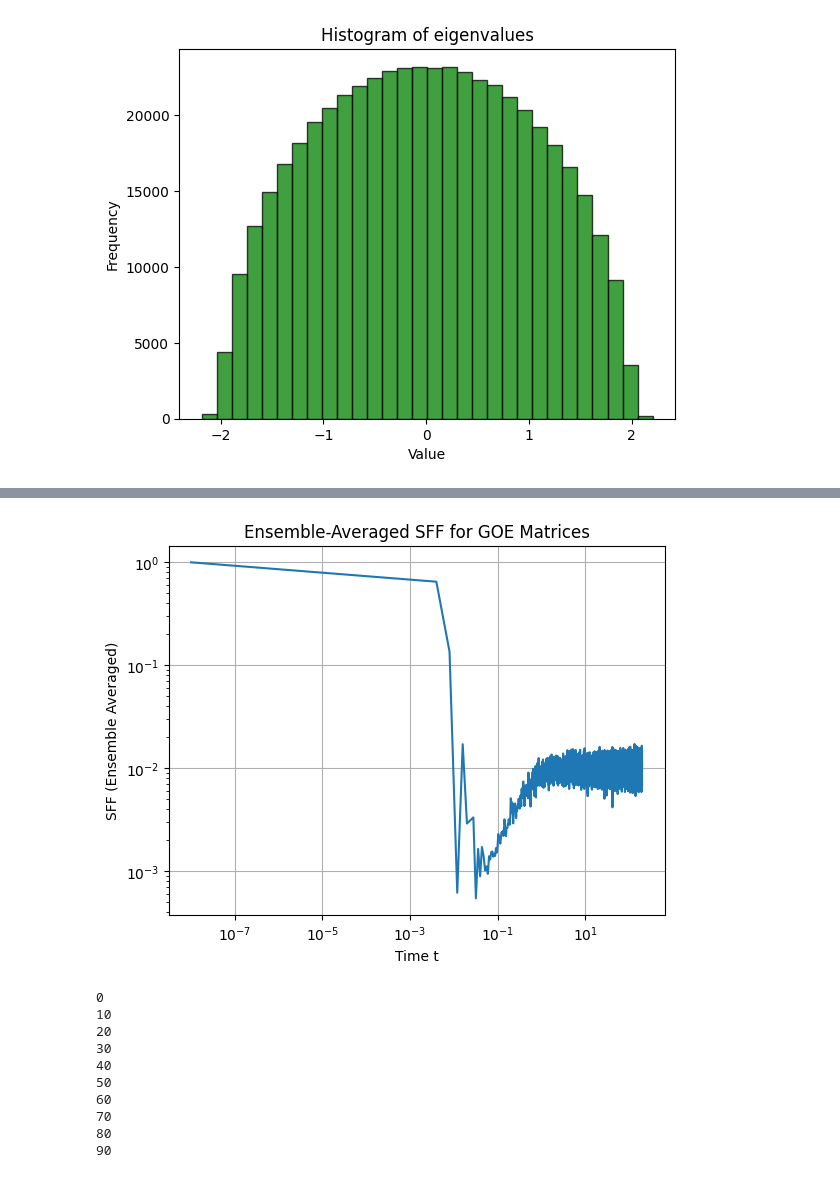
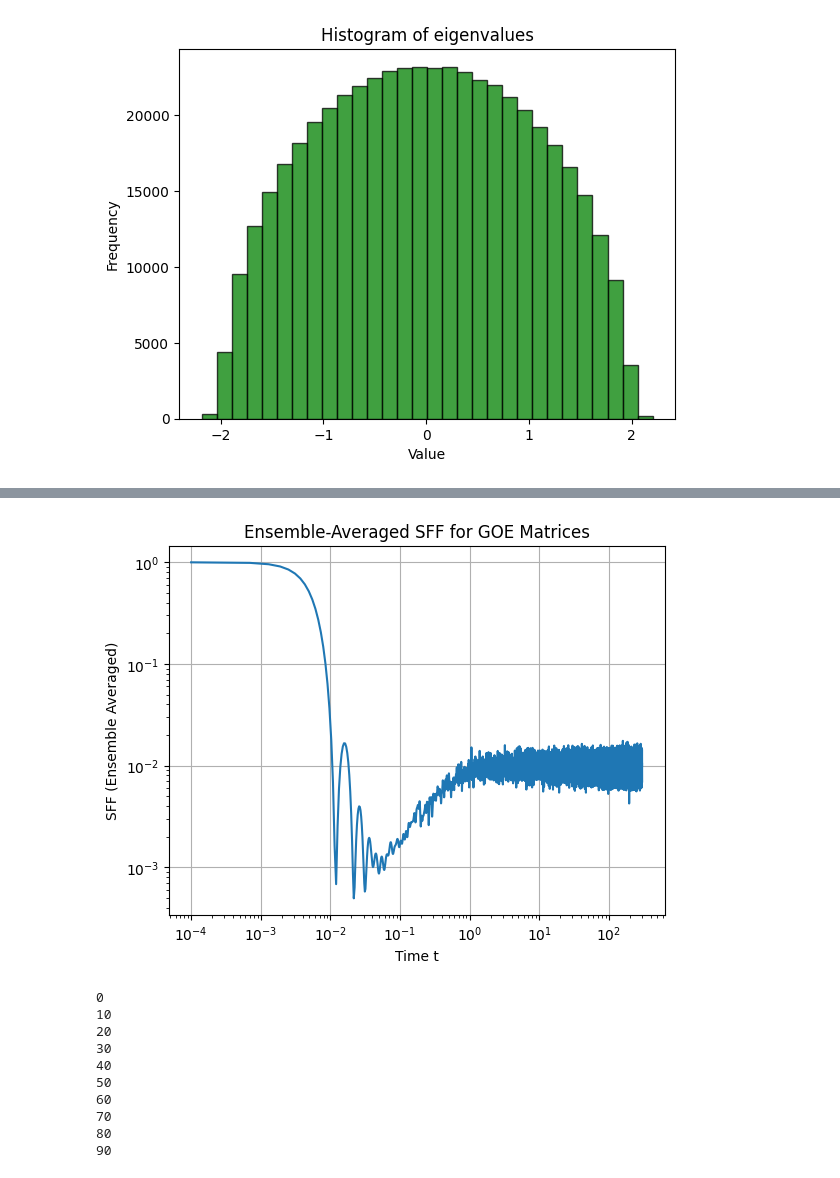
Before and after one commit to sayana25/RMT-codes, a Jupyter notebook: SFF_GOE_GUE.ipynb, the cells around one changed output, grey strips where cells are left out. Cells and saved outputs as stored; diff of their text form; code cells hidden in the pictures.

```diff
--- a/SFF_GOE_GUE.ipynb
+++ b/SFF_GOE_GUE.ipynb
@@ -75,36 +81,36 @@ def spectral_form_factor(eigenvalues, t, delta=0.01):
     sff = np.abs(np.mean(np.exp(2j * np.pi * unfolded_spectrum[:, None] * t), axis=0)) ** 2
     return sff
 
 def ensemble_average_sff(matrix_size, num_matrices, t_values):
     sff_ensemble = np.zeros_like(t_values, dtype=np.float64)
 
-    for _ in range(num_matrices):
+    for _ in tqdm(range(num_matrices)):
         goe_matrix = generate_goe_matrix(matrix_size)
         eigenvalues = compute_eigenvalues(goe_matrix)
         sff = spectral_form_factor(eigenvalues, t_values)
         sff_ensemble += sff
 
     return sff_ensemble / num_matrices
 
 # Parameters
 matrix_size = 100  # Size of the GOE matrix
 num_matrices = 50  # Number of matrices for ensemble averaging
-t_values = np.linspace(0.00000001, 200, 50000)  # Time values for which to calculate SFF
+t_values = np.linspace(0.0001, 300, 500000)  # Time values for which to calculate SFF
 
 # Perform ensemble averaging for SFF
 sff_ensemble_avg = ensemble_average_sff(matrix_size, num_matrices, t_values)
 
 # Plotting the ensemble-averaged Spectral Form Factor
 plt.plot(t_values, sff_ensemble_avg)
 #plt.plot(theta_list, sff)
 plt.yscale("log"); plt.xscale("log");
 plt.xlabel('Time t')
 plt.ylabel('SFF (Ensemble Averaged)')
 plt.title('Ensemble-Averaged SFF for GOE Matrices')
 plt.grid(True)
 plt.show()
 # %% [output]
-[figure, old version]
+[figure, new version]
 # %%
 ############## Code from Martin Schnee #############
 def sff_sums(spectrum, times_list):
```
Also changed, not shown: parts of 2 cells of this notebook.
